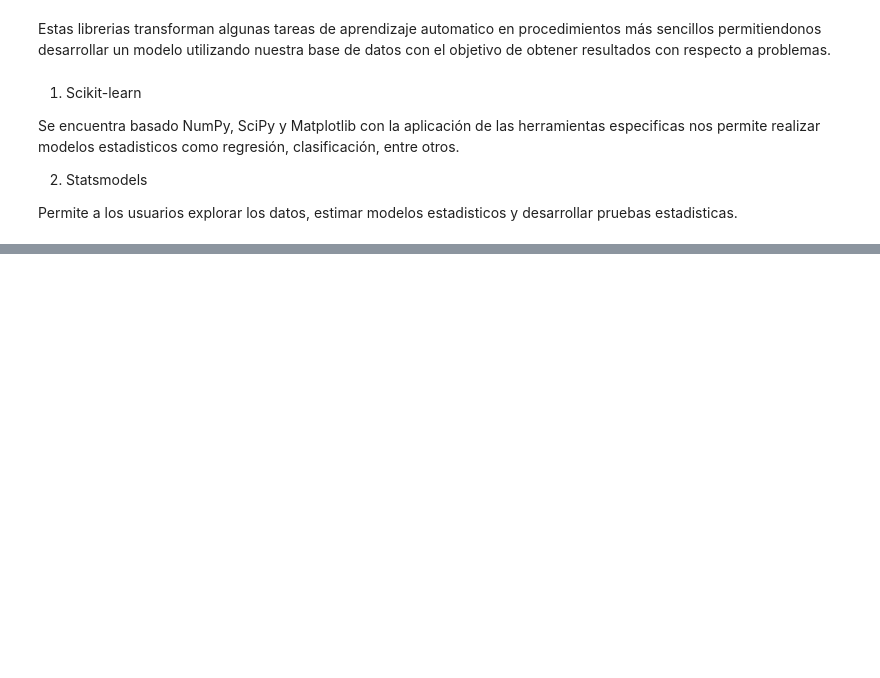
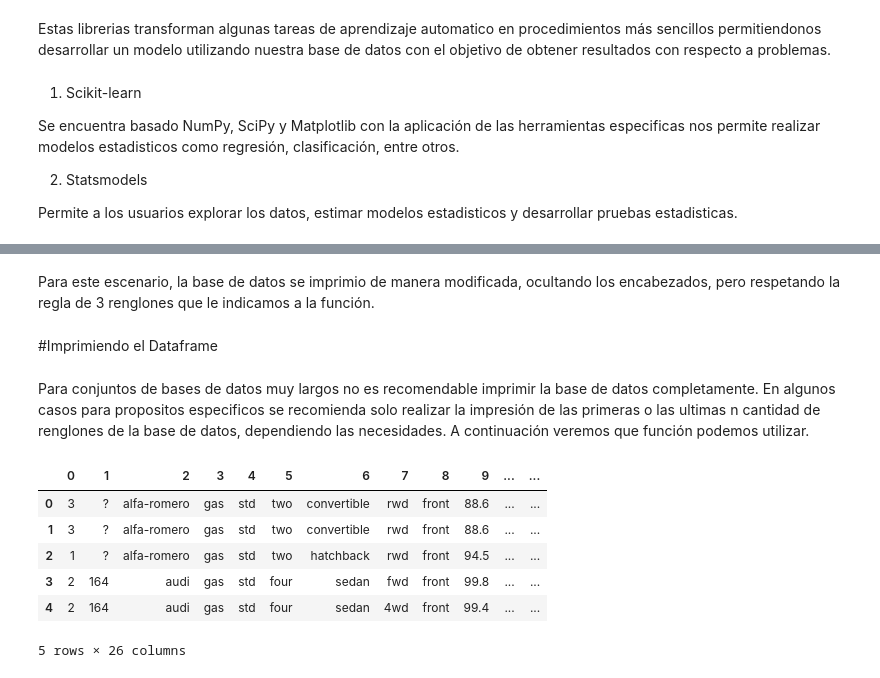
Before and after one commit to PosgradoMNA/actividades-de-aprendizaje-VazquezTadeoAndrea, a Jupyter notebook: Semana_4_Data_Analysis_with_Python_AndreaVazquezTadeo.ipynb, the cells around one changed output, grey strips where cells are left out. Saved outputs shown, nothing was run; the diff lists cells and outputs as text; code cells hidden in the pictures; blank space fills up the shorter version.

```diff
--- a/Semana_4_Data_Analysis_with_Python_AndreaVazquezTadeo.ipynb
+++ b/Semana_4_Data_Analysis_with_Python_AndreaVazquezTadeo.ipynb
@@ -57,0 +97,7 @@ Permite a los usuarios explorar los datos, estimar modelos estadisticos y desarr
+# %%
+#Podemos importar un archivo csv sin header simplemente indicando "none"
+
+import pandas as pd
+
+path = "https://archive.ics.uci.edu/ml/machine-learning-databases/autos/imports-85.data"
+dataframe = pd.read_csv(path, header = None)
@@ -57,0 +113,17 @@ Permite a los usuarios explorar los datos, estimar modelos estadisticos y desarr
+# %% [markdown]
+Para este escenario, la base de datos se imprimio de manera modificada, ocultando los encabezados, pero respetando la regla de 3 renglones que le indicamos a la función.
+# %% [markdown]
+#Imprimiendo el Dataframe
+# %% [markdown]
+Para conjuntos de bases de datos muy largos no es recomendable imprimir la base de datos completamente. En algunos casos para propositos especificos se recomienda solo realizar la impresión de las primeras o las ultimas n cantidad de renglones de la base de datos, dependiendo las necesidades. A continuación veremos que función podemos utilizar.
+# %%
+#Imprimir solo las primeras 5 lineas de la base de datos
+dataframe.head()
+# %% [output]
+|  | 0 | 1 | 2 | 3 | 4 | 5 | 6 | 7 | 8 | 9 | ... | ... |
+| 0 | 3 | ? | alfa-romero | gas | std | two | convertible | rwd | front | 88.6 | ... | ... |
+| 1 | 3 | ? | alfa-romero | gas | std | two | convertible | rwd | front | 88.6 | ... | ... |
+| 2 | 1 | ? | alfa-romero | gas | std | two | hatchback | rwd | front | 94.5 | ... | ... |
+| 3 | 2 | 164 | audi | gas | std | four | sedan | fwd | front | 99.8 | ... | ... |
+| 4 | 2 | 164 | audi | gas | std | four | sedan | 4wd | front | 99.4 | ... | ... |
+5 rows × 26 columns
```
Also changed, not shown: parts of 15 cells of this notebook.
